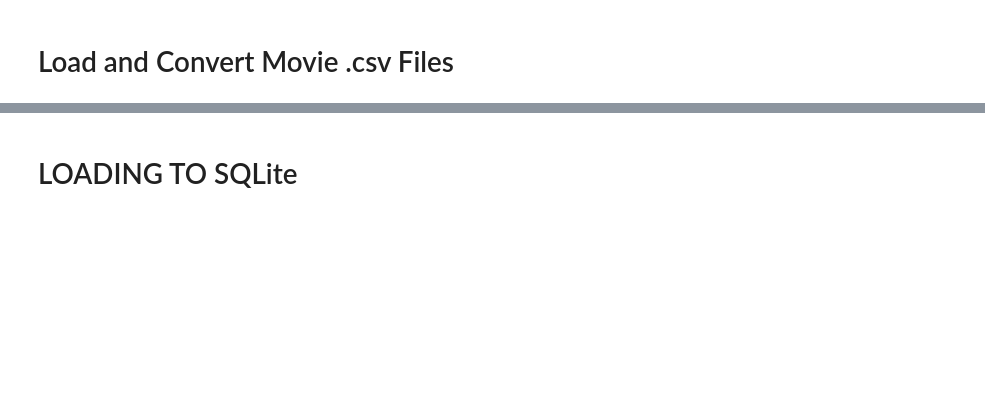
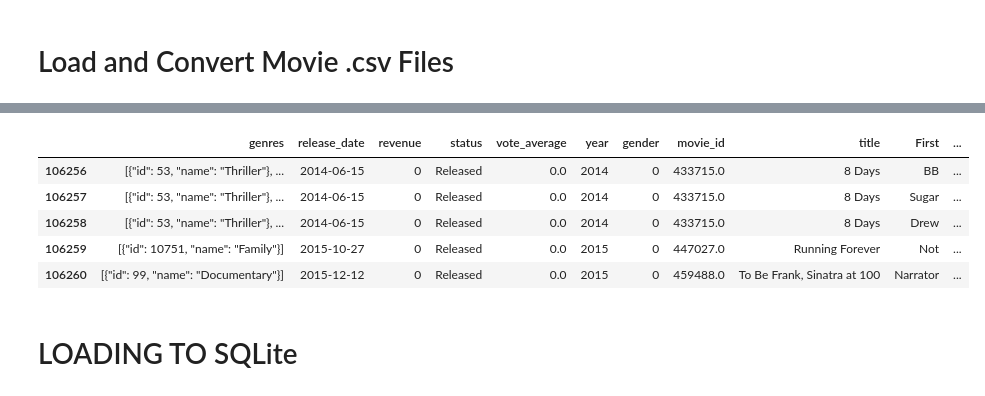
Before and after one commit to DZweiback/Say-My-Name-Say-My-Name, a Jupyter notebook: Say My Name.ipynb, the cells around one changed output, grey strips where cells are left out. Saved outputs shown, nothing was run; the diff lists cells and outputs as text; code cells hidden in the pictures; blank space fills up the shorter version.

```diff
--- a/Say My Name.ipynb
+++ b/Say My Name.ipynb
@@ -197 +252,10 @@ character_df.head()
+# %%
+movies_characters.tail()
+# %% [output]
+|  | genres | release_date | revenue | status | vote_average | year | gender | movie_id | title | First | ... |
+| 106256 | [{"id": 53, "name": "Thriller"}, ... | 2014-06-15 | 0 | Released | 0.0 | 2014 | 0 | 433715.0 | 8 Days | BB | ... |
+| 106257 | [{"id": 53, "name": "Thriller"}, ... | 2014-06-15 | 0 | Released | 0.0 | 2014 | 0 | 433715.0 | 8 Days | Sugar | ... |
+| 106258 | [{"id": 53, "name": "Thriller"}, ... | 2014-06-15 | 0 | Released | 0.0 | 2014 | 0 | 433715.0 | 8 Days | Drew | ... |
+| 106259 | [{"id": 10751, "name": "Family"}] | 2015-10-27 | 0 | Released | 0.0 | 2015 | 0 | 447027.0 | Running Forever | Not | ... |
+| 106260 | [{"id": 99, "name": "Documentary"}] | 2015-12-12 | 0 | Released | 0.0 | 2015 | 0 | 459488.0 | To Be Frank, Sinatra at 100 | Narrator | ... |
 # %%
```
Also changed, not shown: parts of 28 cells of this notebook.
